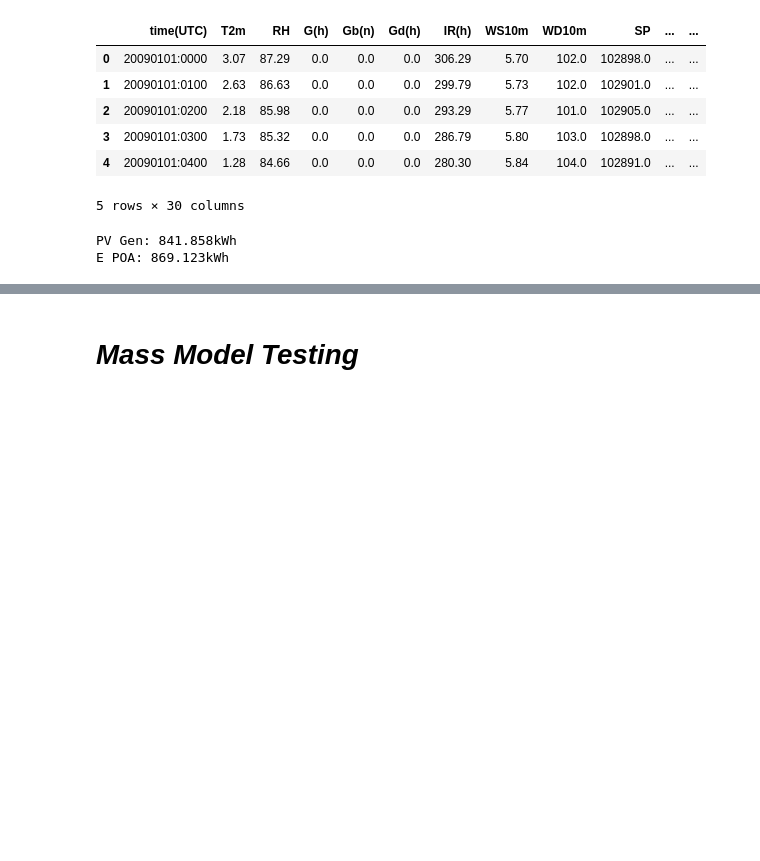
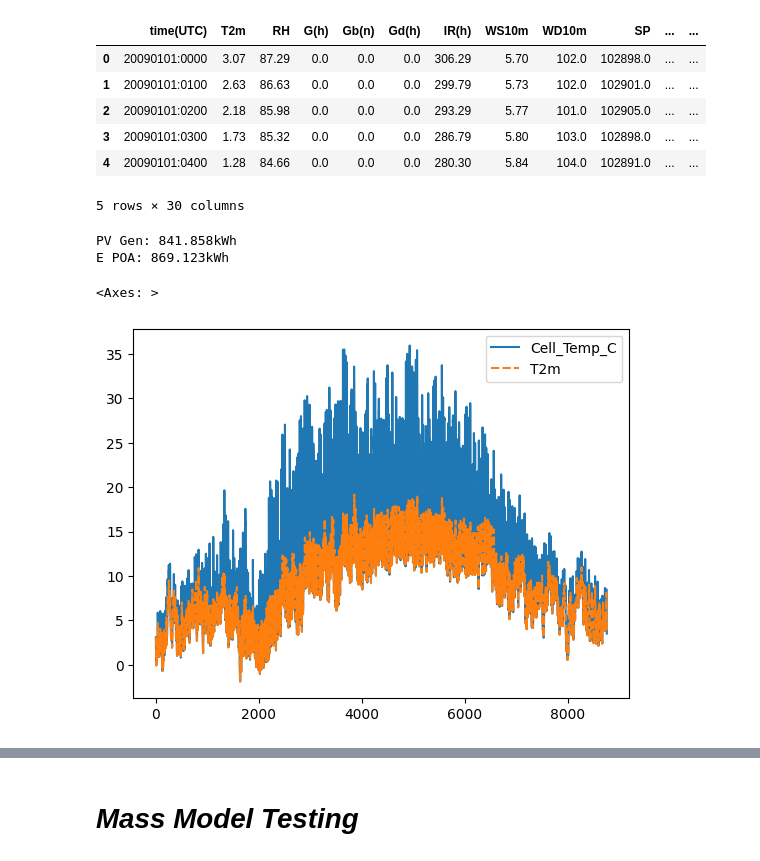
Before and after one commit to Daniel-Parke/WiseWattage, a Jupyter notebook: WiseWattage/wisewattage.ipynb, the cells around one changed output, grey strips where cells are left out. Saved outputs shown, nothing was run; the diff lists cells and outputs as text; code cells hidden in the pictures; blank space fills up the shorter version.

```diff
--- a/WiseWattage/wisewattage.ipynb
+++ b/WiseWattage/wisewattage.ipynb
@@ -169,4 +168,9 @@ px.bar(pv_model.summary_grouped.monthly[["E_POA_kWm2_Total", "Panel_POA_kWm2_Tot
 # %%
 px.line(pv_model.models[0]["model_result"][["Cell_Temp_C", "T2m"]])
+# %%
+sns.lineplot(pv_model.models[0]["model_result"][["Cell_Temp_C", "T2m"]])
+# %% [output]
+<Axes: >
+[figure, added]
 # %%
 px.line(pv_model.models[0]["model_result"][["ET_HRad_kWm2", "E_POA_kWm2"]])
```
Also changed, not shown: parts of 18 cells of this notebook, 1 other file.
